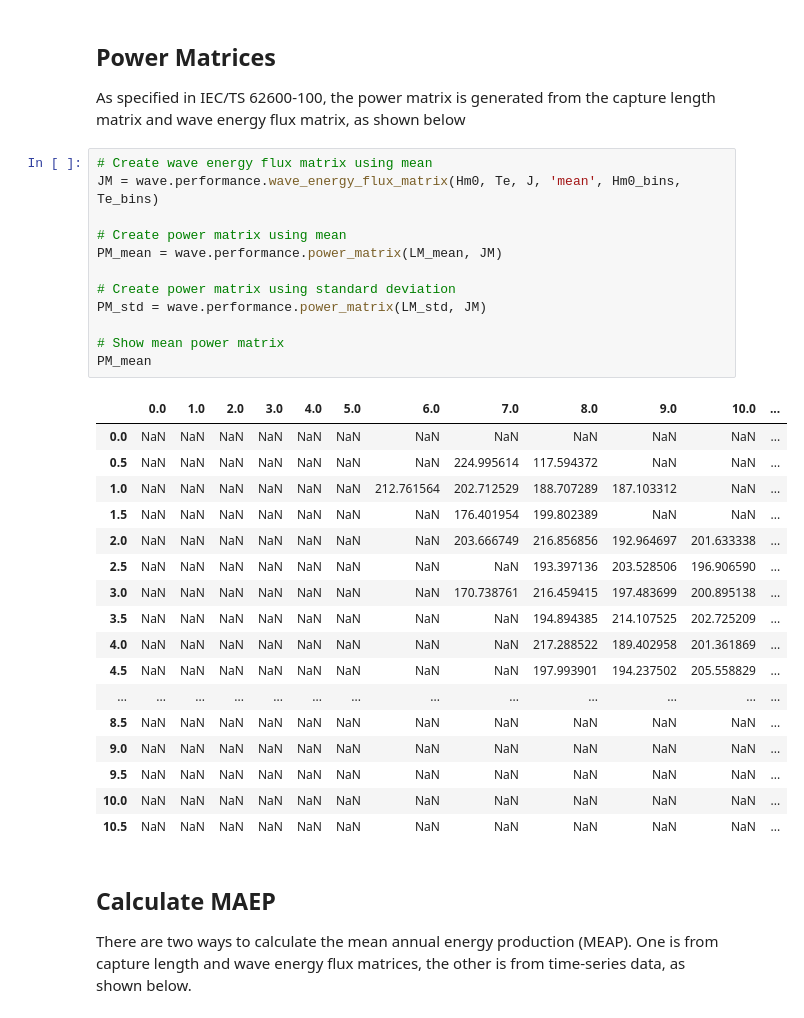
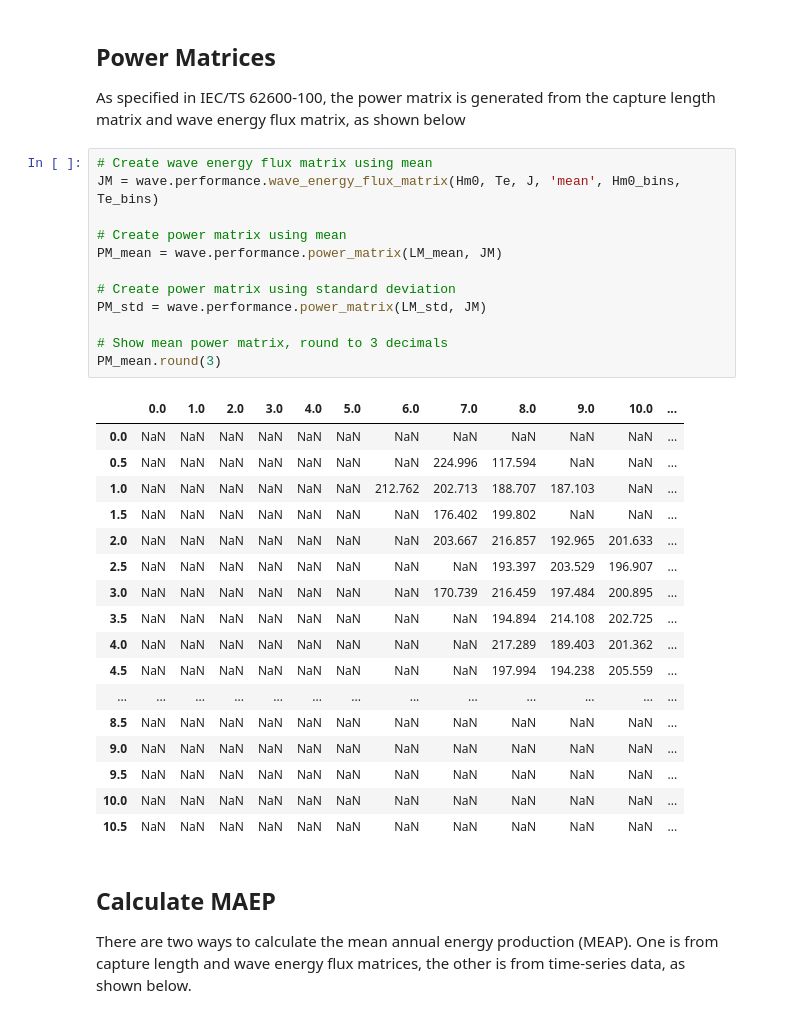
Before and after one commit to MHKiT-Software/MHKiT-Python, a Jupyter notebook: examples/wave_example.ipynb, the cells around one changed output. Saved outputs shown, nothing was run; the diff lists cells and outputs as text.

```diff
--- a/examples/wave_example.ipynb
+++ b/examples/wave_example.ipynb
@@ -176,27 +211,27 @@ As specified in IEC/TS 62600-100, the power matrix is generated from the capture
 # %%
 # Create wave energy flux matrix using mean
 JM = wave.performance.wave_energy_flux_matrix(Hm0, Te, J, 'mean', Hm0_bins, Te_bins)
 
 # Create power matrix using mean
 PM_mean = wave.performance.power_matrix(LM_mean, JM)
 
 # Create power matrix using standard deviation
 PM_std = wave.performance.power_matrix(LM_std, JM)
 
-# Show mean power matrix
-PM_mean
+# Show mean power matrix, round to 3 decimals
+PM_mean.round(3)
 # %% [output]
 |  | 0.0 | 1.0 | 2.0 | 3.0 | 4.0 | 5.0 | 6.0 | 7.0 | 8.0 | 9.0 | 10.0 | ... |
 | 0.0 | NaN | NaN | NaN | NaN | NaN | NaN | NaN | NaN | NaN | NaN | NaN | ... |
-| 0.5 | NaN | NaN | NaN | NaN | NaN | NaN | NaN | 224.995614 | 117.594372 | NaN | NaN | ... |
-| 1.0 | NaN | NaN | NaN | NaN | NaN | NaN | 212.761564 | 202.712529 | 188.707289 | 187.103312 | NaN | ... |
-| 1.5 | NaN | NaN | NaN | NaN | NaN | NaN | NaN | 176.401954 | 199.802389 | NaN | NaN | ... |
-| 2.0 | NaN | NaN | NaN | NaN | NaN | NaN | NaN | 203.666749 | 216.856856 | 192.964697 | 201.633338 | ... |
-| 2.5 | NaN | NaN | NaN | NaN | NaN | NaN | NaN | NaN | 193.397136 | 203.528506 | 196.906590 | ... |
-| 3.0 | NaN | NaN | NaN | NaN | NaN | NaN | NaN | 170.738761 | 216.459415 | 197.483699 | 200.895138 | ... |
-| 3.5 | NaN | NaN | NaN | NaN | NaN | NaN | NaN | NaN | 194.894385 | 214.107525 | 202.725209 | ... |
-| 4.0 | NaN | NaN | NaN | NaN | NaN | NaN | NaN | NaN | 217.288522 | 189.402958 | 201.361869 | ... |
-| 4.5 | NaN | NaN | NaN | NaN | NaN | NaN | NaN | NaN | 197.993901 | 194.237502 | 205.558829 | ... |
+| 0.5 | NaN | NaN | NaN | NaN | NaN | NaN | NaN | 224.996 | 117.594 | NaN | NaN | ... |
+| 1.0 | NaN | NaN | NaN | NaN | NaN | NaN | 212.762 | 202.713 | 188.707 | 187.103 | NaN | ... |
+| 1.5 | NaN | NaN | NaN | NaN | NaN | NaN | NaN | 176.402 | 199.802 | NaN | NaN | ... |
+| 2.0 | NaN | NaN | NaN | NaN | NaN | NaN | NaN | 203.667 | 216.857 | 192.965 | 201.633 | ... |
+| 2.5 | NaN | NaN | NaN | NaN | NaN | NaN | NaN | NaN | 193.397 | 203.529 | 196.907 | ... |
+| 3.0 | NaN | NaN | NaN | NaN | NaN | NaN | NaN | 170.739 | 216.459 | 197.484 | 200.895 | ... |
+| 3.5 | NaN | NaN | NaN | NaN | NaN | NaN | NaN | NaN | 194.894 | 214.108 | 202.725 | ... |
+| 4.0 | NaN | NaN | NaN | NaN | NaN | NaN | NaN | NaN | 217.289 | 189.403 | 201.362 | ... |
+| 4.5 | NaN | NaN | NaN | NaN | NaN | NaN | NaN | NaN | 197.994 | 194.238 | 205.559 | ... |
 | ... | ... | ... | ... | ... | ... | ... | ... | ... | ... | ... | ... | ... |
 | 8.5 | NaN | NaN | NaN | NaN | NaN | NaN | NaN | NaN | NaN | NaN | NaN | ... |
 | 9.0 | NaN | NaN | NaN | NaN | NaN | NaN | NaN | NaN | NaN | NaN | NaN | ... |
```
Also changed, not shown: parts of 12 cells of this notebook, 3 other files.
